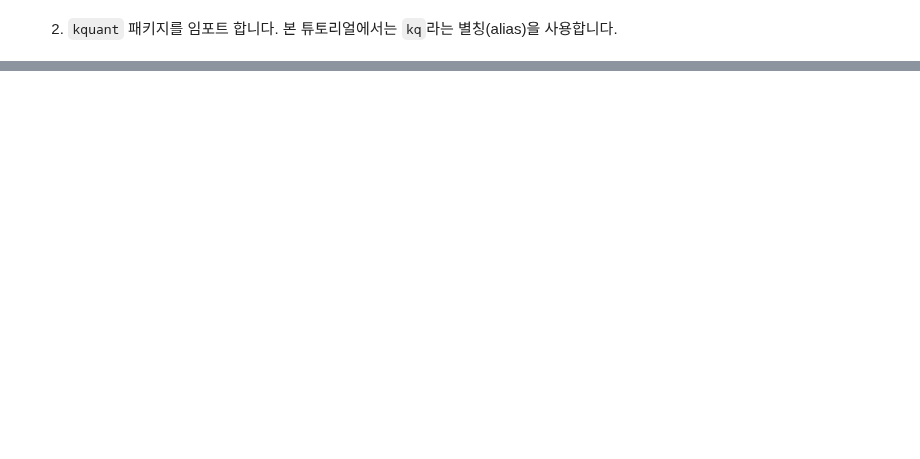
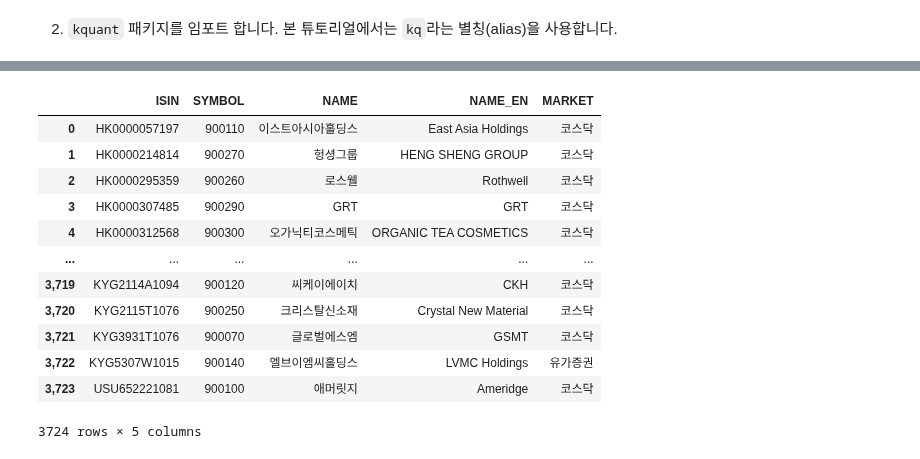
Before and after one commit to koscom/kquant, a Jupyter notebook: docs/tutorials/tutorial03.ipynb, the cells around one changed output, grey strips where cells are left out. Saved outputs shown, nothing was run; the diff lists cells and outputs as text; code cells hidden in the pictures; blank space fills up the shorter version.

```diff
--- a/docs/tutorials/tutorial03.ipynb
+++ b/docs/tutorials/tutorial03.ipynb
@@ -15,0 +28,17 @@ import kquant as kq
+# %%
+df_symbols = kq.symbol_stock()
+df_symbols
+# %% [output]
+|  | ISIN | SYMBOL | NAME | NAME_EN | MARKET |
+| 0 | HK0000057197 | 900110 | 이스트아시아홀딩스 | East Asia Holdings | 코스닥 |
+| 1 | HK0000214814 | 900270 | 헝셩그룹 | HENG SHENG GROUP | 코스닥 |
+| 2 | HK0000295359 | 900260 | 로스웰 | Rothwell | 코스닥 |
+| 3 | HK0000307485 | 900290 | GRT | GRT | 코스닥 |
+| 4 | HK0000312568 | 900300 | 오가닉티코스메틱 | ORGANIC TEA COSMETICS | 코스닥 |
+| ... | ... | ... | ... | ... | ... |
+| 3,719 | KYG2114A1094 | 900120 | 씨케이에이치 | CKH | 코스닥 |
+| 3,720 | KYG2115T1076 | 900250 | 크리스탈신소재 | Crystal New Material | 코스닥 |
+| 3,721 | KYG3931T1076 | 900070 | 글로벌에스엠 | GSMT | 코스닥 |
+| 3,722 | KYG5307W1015 | 900140 | 엘브이엠씨홀딩스 | LVMC Holdings | 유가증권 |
+| 3,723 | USU652221081 | 900100 | 애머릿지 | Ameridge | 코스닥 |
+3724 rows × 5 columns
```
Also changed, not shown: parts of 15 cells of this notebook.
